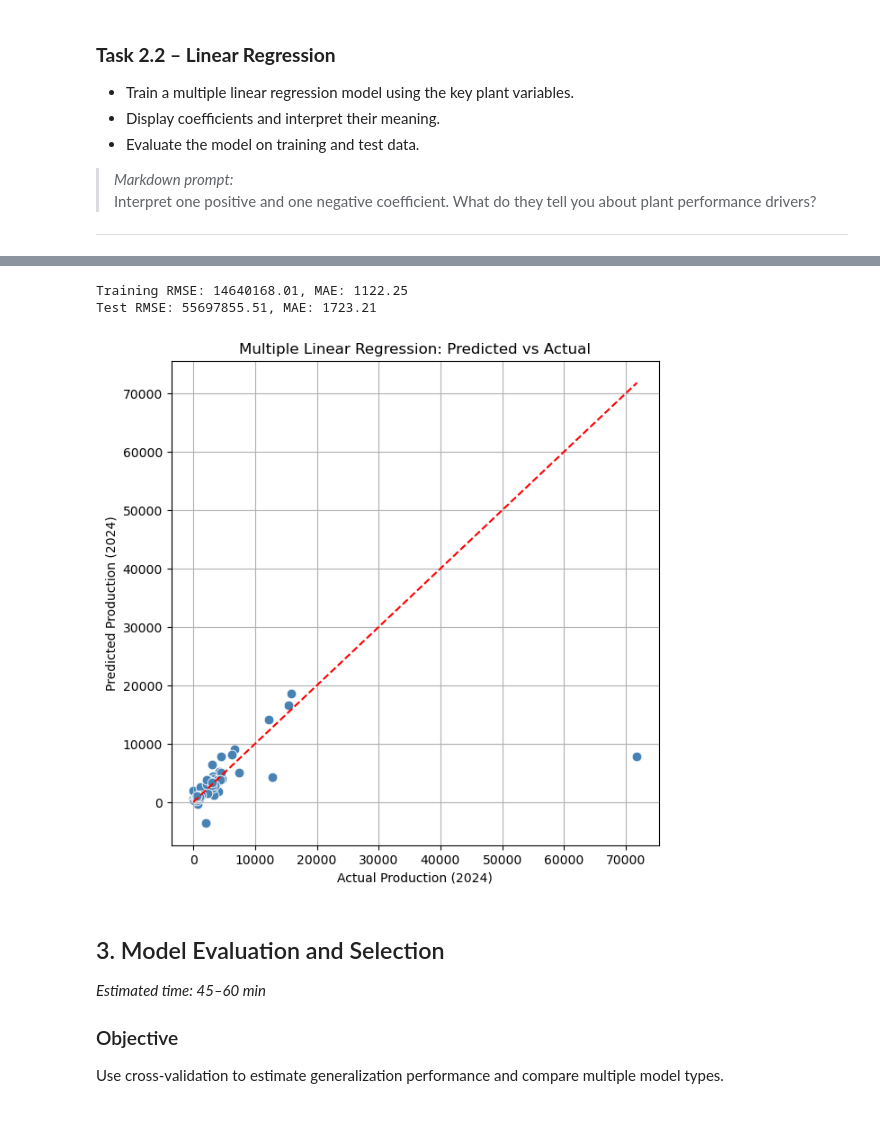
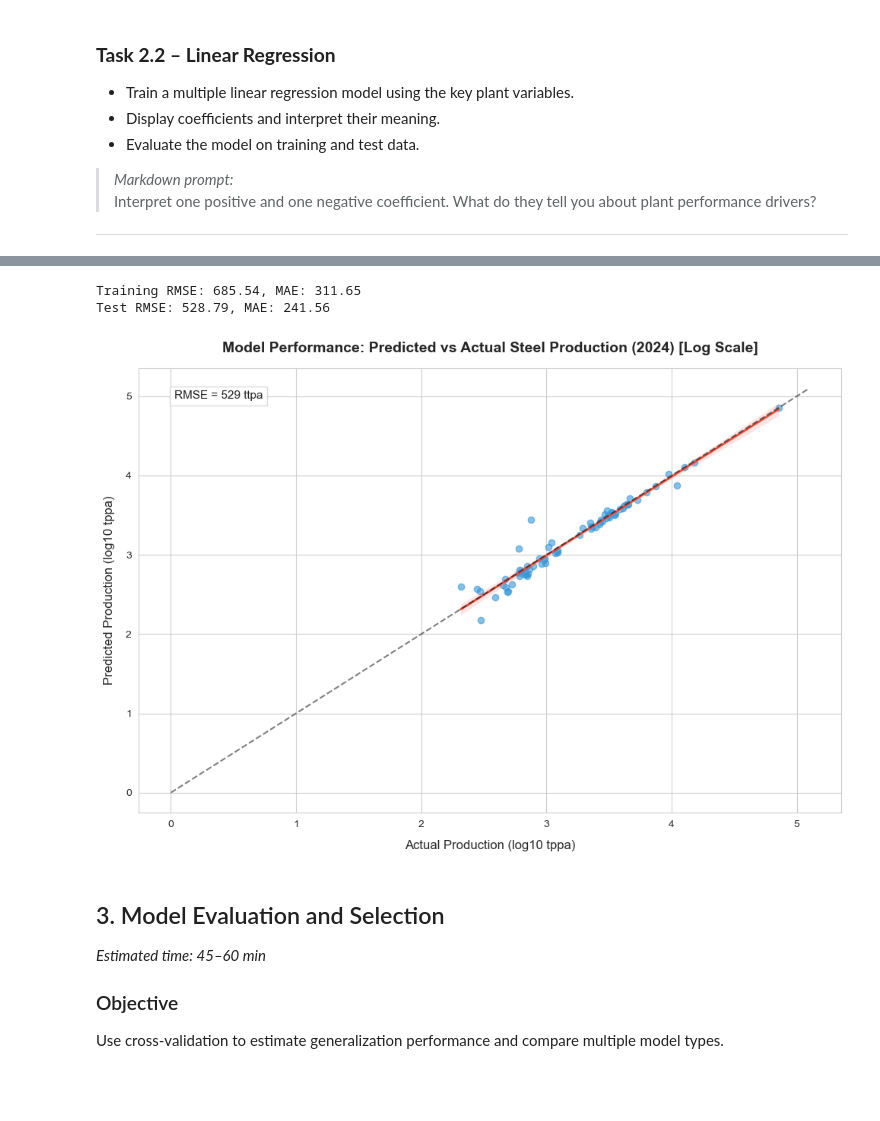
Before and after one commit to Vincksi/Climate-Risks, a Jupyter notebook: Lab2 - Modelling & Model Lifecycle/plant_production_predictions.ipynb, the cells around one changed output, grey strips where cells are left out. Drawn from its saved outputs; the diff is of its cells as text; code cells hidden in the pictures.

```diff
--- a/Lab2 - Modelling & Model Lifecycle/plant_production_predictions.ipynb
+++ b/Lab2 - Modelling & Model Lifecycle/plant_production_predictions.ipynb
@@ -473,12 +501,7 @@ crude_steel_plants['Capacity per Worker (ttpa per worker)'] = (
     crude_steel_plants['Nominal crude steel capacity (ttpa)'] / crude_steel_plants['Workforce size']
 )
 
-# Worker Efficiency per Plant Age
-crude_steel_plants['Worker Efficiency per Plant Age'] = (
-    crude_steel_plants['Capacity per Worker (ttpa per worker)'] / crude_steel_plants['Plant age (years)']
-)
-
-# Average Annual Growth (%) over 2019–2024
+# Average Annual Growth (%) over 2019–2023
 crude_steel_plants['Avg Annual Growth (%)'] = (
     crude_steel_plants[year_cols].pct_change(axis=1).mean(axis=1) * 100
 )
@@ -619,8 +643,8 @@ from sklearn.model_selection import train_test_split
 from sklearn.linear_model import LinearRegression
 from sklearn.metrics import mean_squared_error, mean_absolute_error
 
-# Target variable (e.g., 2024 production)
-y = crude_steel_plants['2019']
+# Target variable (e.g., 2023 production)
+y = crude_steel_plants['production_2023']
 
 # Predictor variables (numeric + engineered features)
 feature_cols = [
@@ -633,8 +657,10 @@ feature_cols = [
     'Other/unspecified steel capacity (ttpa)',
     'Capacity per Worker (ttpa per worker)',
     'Avg Annual Growth (%)',
-    'Worker Efficiency per Plant Age'
-]
+    'production_2019',
+    'production_2020',
+    'production_2021',
+    'production_2022']
 
 X = crude_steel_plants[feature_cols]
 # %%
@@ -675,32 +704,64 @@ Linear Regression Coefficients:
 # %%
 # Training error
-train_rmse = mean_squared_error(y_train, y_train_pred)
+train_rmse = np.sqrt(mean_squared_error(y_train, y_train_pred))
 train_mae = mean_absolute_error(y_train, y_train_pred)
 
 # Test error
-test_rmse = mean_squared_error(y_test, y_test_pred)
+test_rmse = np.sqrt(mean_squared_error(y_test, y_test_pred))
 test_mae = mean_absolute_error(y_test, y_test_pred)
 
 print(f"Training RMSE: {train_rmse:.2f}, MAE: {train_mae:.2f}")
 print(f"Test RMSE: {test_rmse:.2f}, MAE: {test_mae:.2f}")
 # %% [output]
-Training RMSE: 14640168.01, MAE: 1122.25
-Test RMSE: 55697855.51, MAE: 1723.21
+Training RMSE: 685.54, MAE: 311.65
+Test RMSE: 528.79, MAE: 241.56
 # %%
-import matplotlib.pyplot as plt
-import seaborn as sns
+# Calculate RMSE
+rmse = np.sqrt(mean_squared_error(y_test, y_test_pred))
 
-# Predicted vs Actual (Test Set)
-plt.figure(figsize=(7, 7))
-sns.scatterplot(x=y_test, y=y_test_pred, color='steelblue', s=60)
-plt.plot([y_test.min(), y_test.max()], [y_test.min(), y_test.max()], 'r--')  # 45-degree line
-plt.xlabel("Actual Production (2024)")
-plt.ylabel("Predicted Production (2024)")
-plt.title("Multiple Linear Regression: Predicted vs Actual")
-plt.grid(True)
+# Set style
+sns.set_style("whitegrid")
+plt.figure(figsize=(10, 7))
+
+# Ignore warnings for invalid value in log10
+np.seterr(divide='ignore', invalid='ignore')
+
+# Scatter plot with regression line (log scale)
+# Avoid log(0) by adding a small constant if needed
+epsilon = 1e-1
+y_test_log = np.log10(y_test + epsilon)
+y_pred_log = np.log10(y_test_pred + epsilon)
+
+scatter = sns.regplot(
+    x=y_test_log,
+    y=y_pred_log,
+    scatter_kws={'alpha':0.6, 'color':'#3498db'},
+    line_kws={'color':'#e74c3c', 'lw':2}
+)
+
+# Add 45-degree line
+max_val = max(y_test_log.max(), y_pred_log.max()) * 1.05
+scatter.plot([0, max_val], [0, max_val], 'k--', alpha=0.5, lw=1.5)
+
+# Add RMSE as text (original scale)
+plt.text(0.05, 0.95,
+         f'RMSE = {rmse:,.0f} ttpa',
+         transform=plt.gca().transAxes,
+         bbox=dict(facecolor='white', alpha=0.8, edgecolor='lightgray'),
+         verticalalignment='top',
+         fontsize=11)
+
+# Customize labels and title
+plt.xlabel('Actual Production (log10 tppa)', fontsize=12, labelpad=10)
+plt.ylabel('Predicted Production (log10 tppa)', fontsize=12, labelpad=10)
+plt.title('Model Performance: Predicted vs Actual Steel Production (2024) [Log Scale]',
+          fontsize=14, pad=15, fontweight='bold')
+
+# Adjust layout and display
+plt.tight_layout()
 plt.show()
 # %% [output]
-[figure, old version]
+[figure, new version]
 # %% [markdown]
 ## 3. Model Evaluation and Selection
 *Estimated time: 45–60 min*
```
Also changed, not shown: parts of 16 cells of this notebook.
